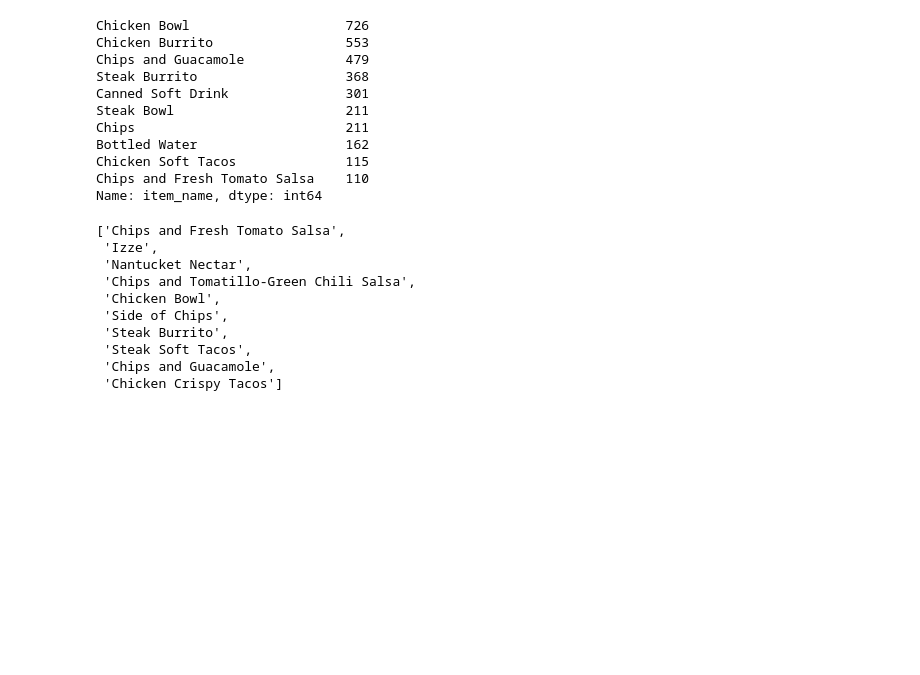
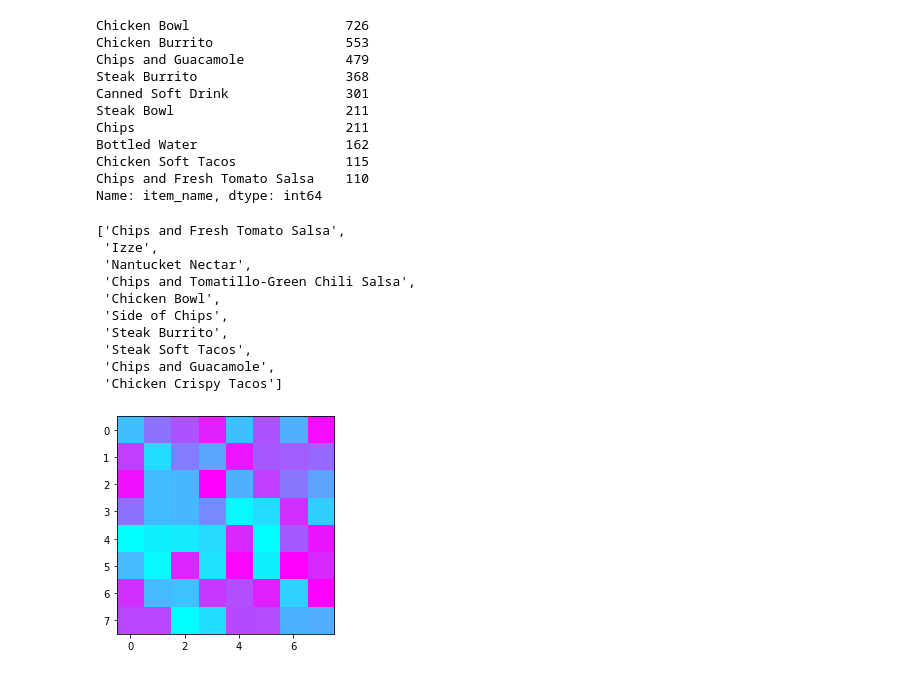
Before and after one commit to C-H2Baek/C-H2Baek, a Jupyter notebook: My Project/Python/Big Data/1208/1208data.ipynb, the cells around one changed output. Cells and saved outputs as stored; diff of their text form; code cells hidden in the pictures; blank space fills up the shorter version.

```diff
--- a/My Project/Python/Big Data/1208/1208data.ipynb
+++ b/My Project/Python/Big Data/1208/1208data.ipynb
@@ -279,3 +279,12 @@ chipo['item_name'].unique().tolist()[:10]
  'Steak Soft Tacos',
  'Chips and Guacamole',
  'Chicken Crispy Tacos']
+# %%
+import numpy as np
+import matplotlib.pyplot as plt
+
+data = np.random.random((8, 8))
+plt.imshow(data, cmap='cool', interpolation='nearest')
+plt.show()
+# %% [output]
+[figure, added]
```
Also changed, not shown: 1 other file.
